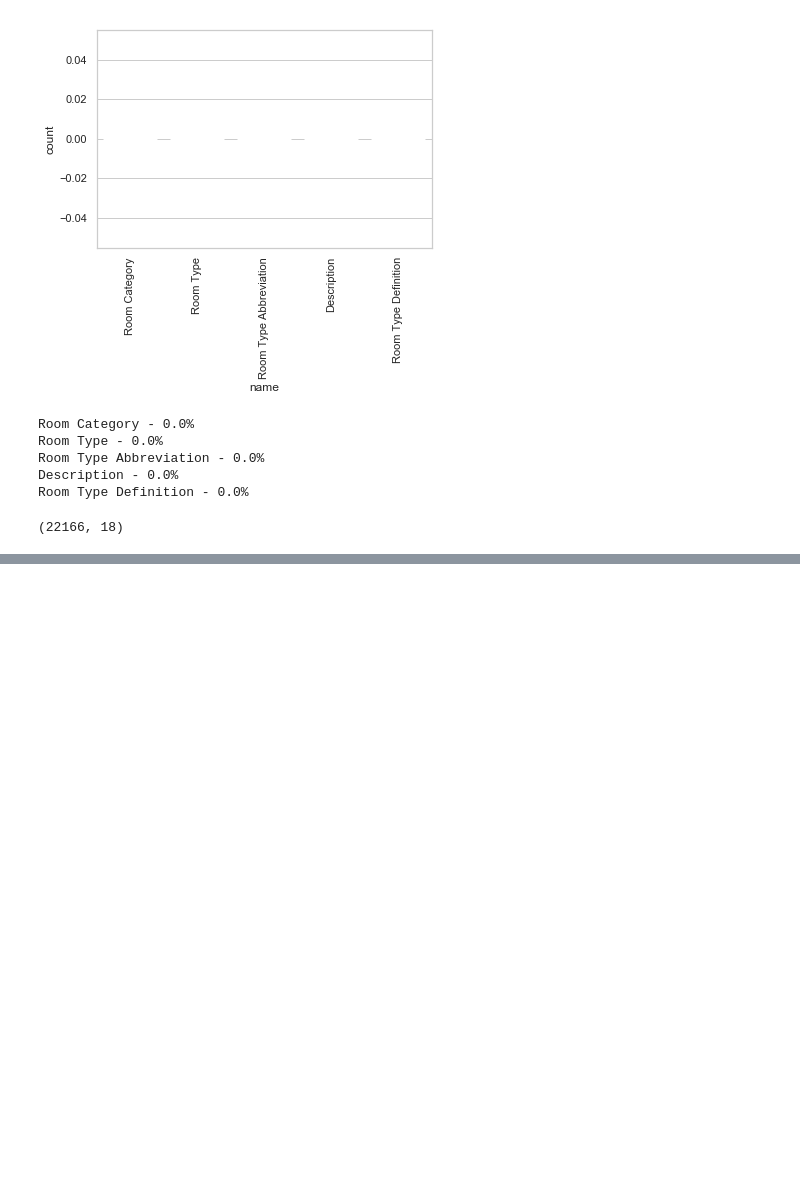
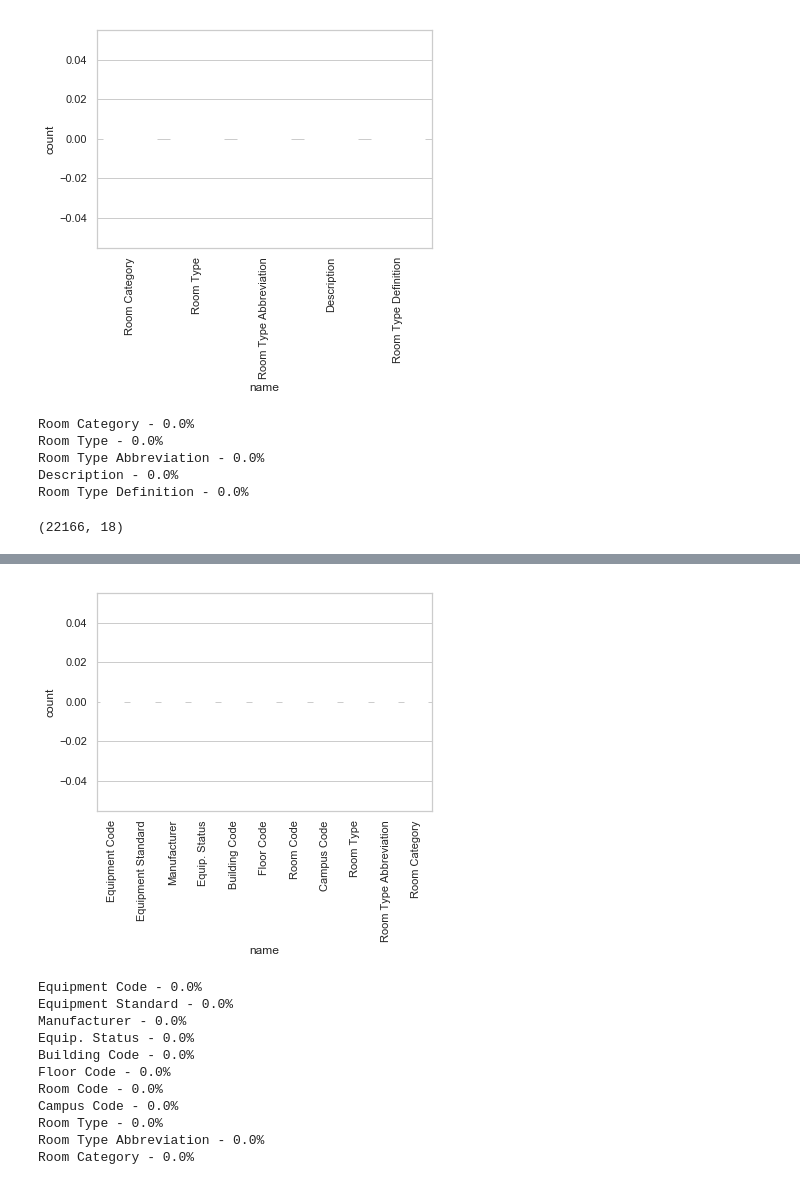
Before and after one commit to abhinavcreed13/project-space-optimisation-group-3, a Jupyter notebook: notebooks/data-preprocessing.ipynb, the cells around one changed output, grey strips where cells are left out. Drawn from its saved outputs; the diff is of its cells as text; code cells hidden in the pictures; blank space fills up the shorter version.

```diff
--- a/notebooks/data-preprocessing.ipynb
+++ b/notebooks/data-preprocessing.ipynb
@@ -134,0 +131,15 @@ em_location_df.head(50)
+# %%
+plotdata(av_equipment_df)
+# %% [output]
+[figure, added]
+Equipment Code - 0.0%
+Equipment Standard - 0.0%
+Manufacturer - 0.0%
+Equip. Status - 0.0%
+Building Code - 0.0%
+Floor Code - 0.0%
+Room Code - 0.0%
+Campus Code - 0.0%
+Room Type - 0.0%
+Room Type Abbreviation - 0.0%
+Room Category - 0.0%
```
Also changed, not shown: parts of 13 cells of this notebook.
